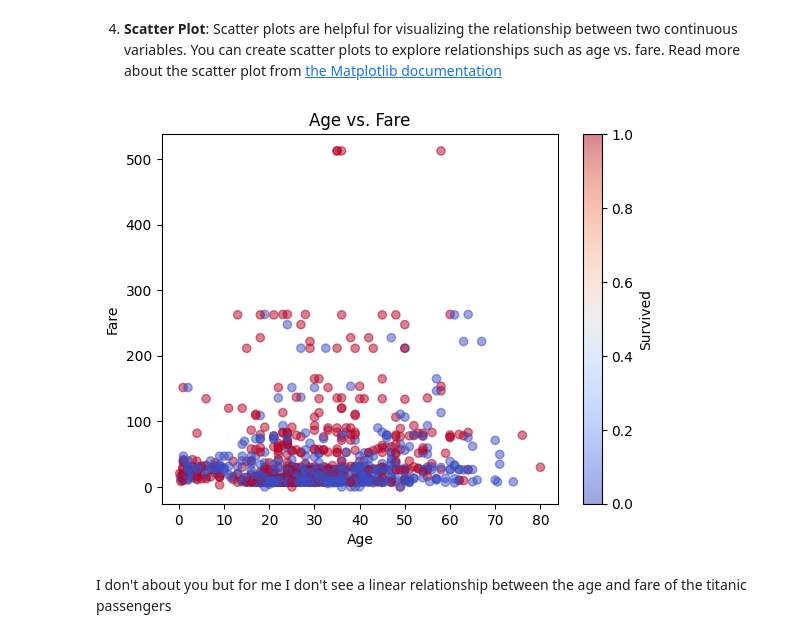
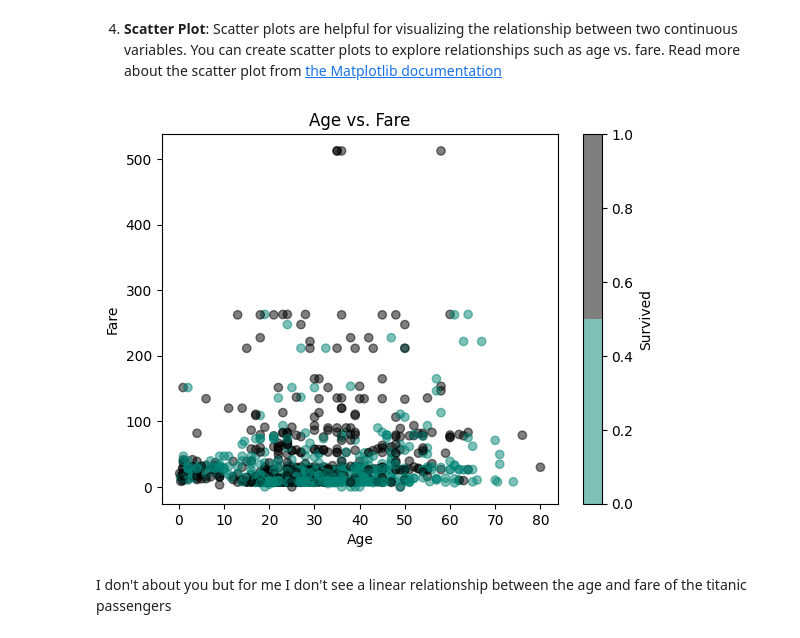
Before and after one commit to dataideaorg/dataidea-science, a Jupyter notebook: nbs/Python-Data-Analysis/Week3-Visualization/31_matplotlib_refined.ipynb, the cells around one changed output. Drawn from its saved outputs; the diff is of its cells as text; code cells hidden in the pictures.

```diff
--- a/nbs/Python-Data-Analysis/Week3-Visualization/31_matplotlib_refined.ipynb
+++ b/nbs/Python-Data-Analysis/Week3-Visualization/31_matplotlib_refined.ipynb
@@ -146,19 +149,19 @@ plt.show()
 # %%
 # 4. Scatter Plot - Age vs. Fare
 plt.scatter(
     x=titanic_df['age'],
     y=titanic_df['fare'],
     alpha=.5,
     c=titanic_df['survived'],
-    cmap='coolwarm'
+    cmap=ListedColormap(['#008374', '#000000'])
 )
 plt.xlabel('Age')
 plt.ylabel('Fare')
 plt.title('Age vs. Fare')
 plt.colorbar(label='Survived')
 plt.show()
 # %% [output]
-[figure, old version]
+[figure, new version]
 # %% [markdown]
 I don't about you but for me I don't see a linear relationship between the age and fare of the titanic passengers
 # %% [markdown]
```
Also changed, not shown: parts of 8 cells of this notebook, 10 other files.
